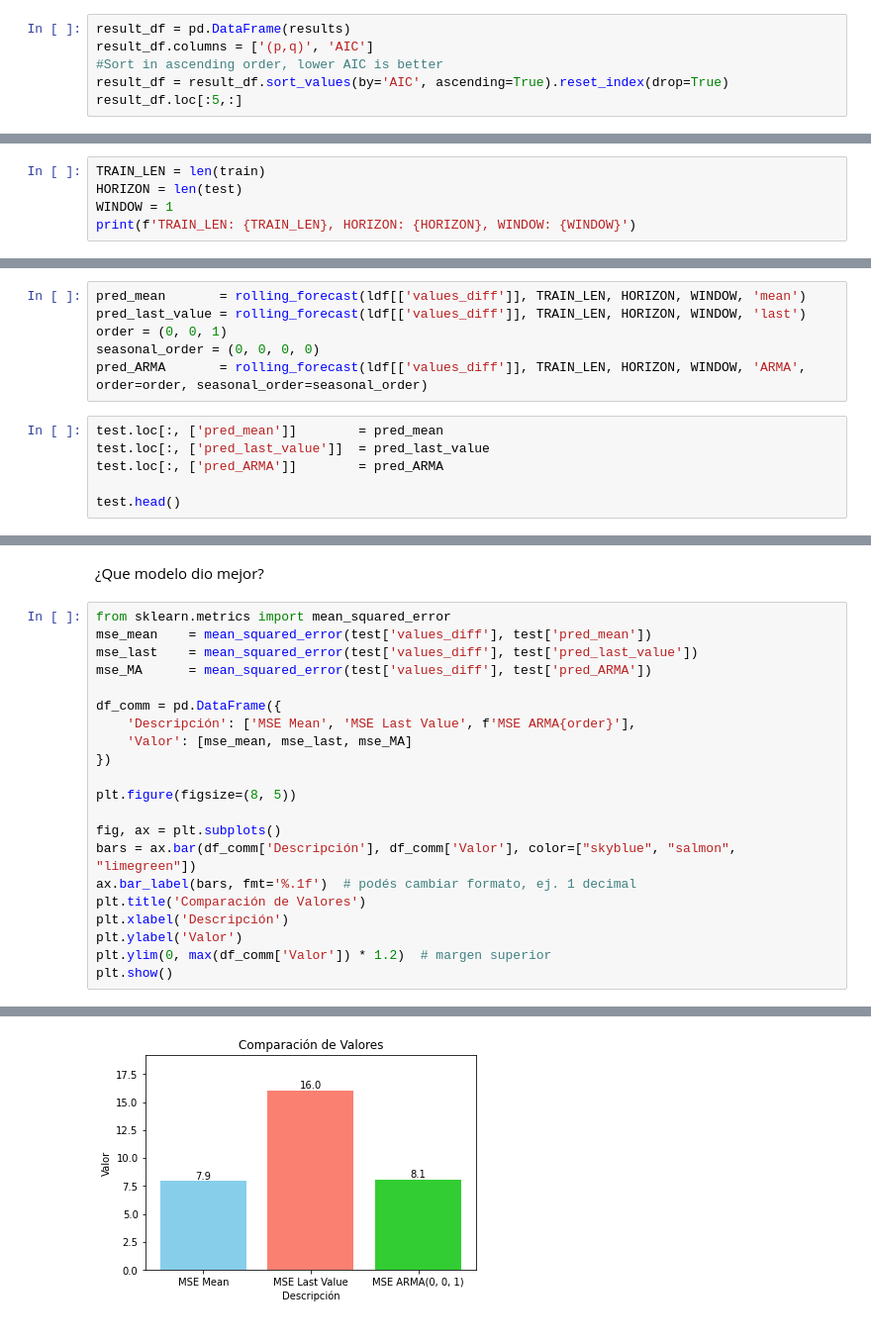
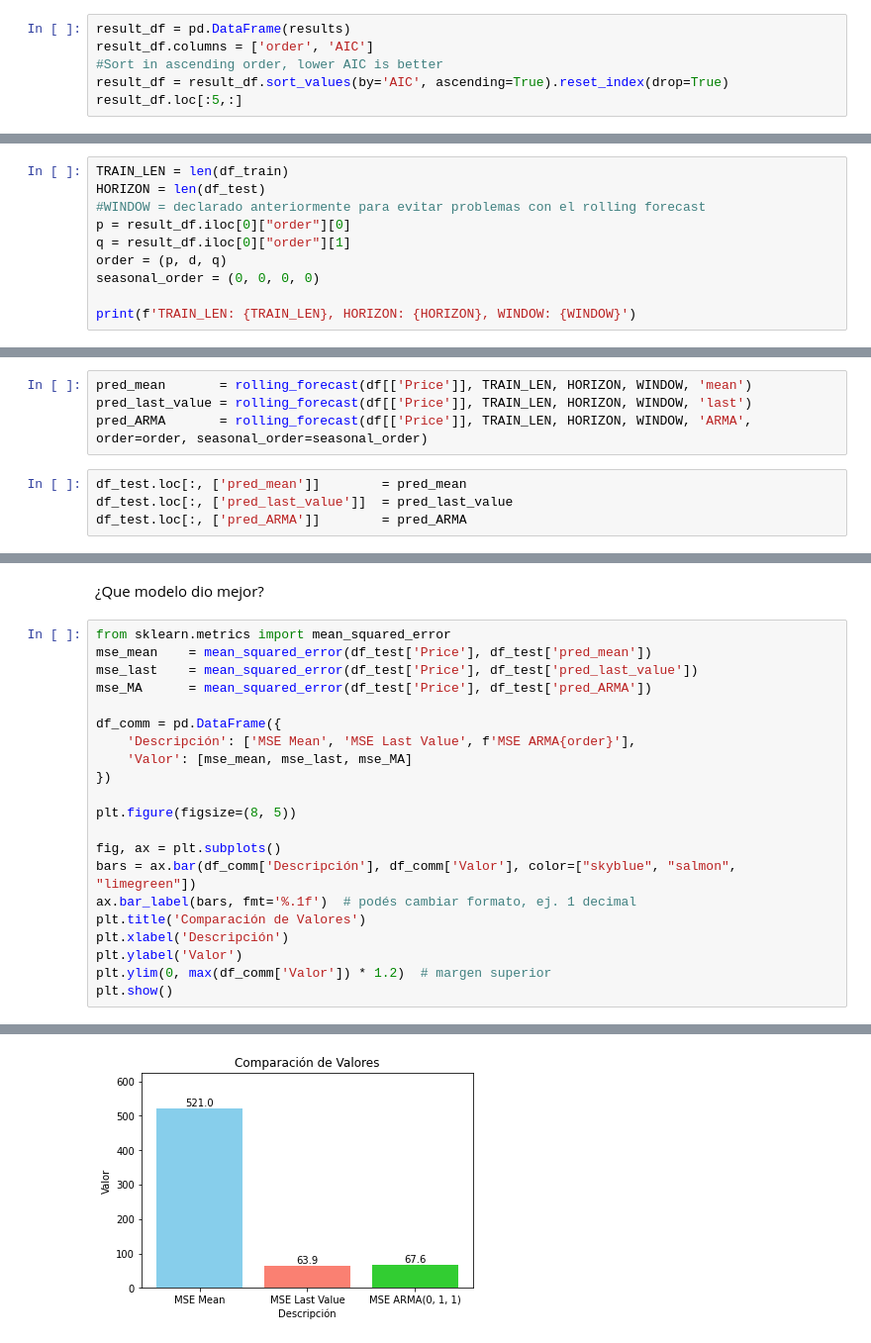
Before and after one commit to PabloSoligo2014/3670-UNLaM-CD, a Jupyter notebook: 09_TimeSeries/02_Ethereum(RW).ipynb, the cells around one changed output, grey strips where cells are left out. Shown at 99% size. Saved outputs shown, nothing was run; the diff lists cells and outputs as text.

Commit message:
Errores en series - revision -

```diff
--- a/09_TimeSeries/02_Ethereum(RW).ipynb
+++ b/09_TimeSeries/02_Ethereum(RW).ipynb
@@ -176,7 +192,7 @@ for p, q in order_list:
 Parece que lo mejor es un q=1, media móvil de 1. Restaría analizar los residuos.
 # %%
 result_df = pd.DataFrame(results)
-result_df.columns = ['(p,q)', 'AIC']
+result_df.columns = ['order', 'AIC']
 #Sort in ascending order, lower AIC is better
 result_df = result_df.sort_values(by='AIC', ascending=True).reset_index(drop=True)
 result_df.loc[:5,:]
@@ -213,8 +239,13 @@ Freq: 60S, dtype: float64
 # %% [markdown]
 ¿Le podemos ganar a alguna estrategia ingenua?
 # %%
-TRAIN_LEN = len(train)
-HORIZON = len(test)
-WINDOW = 1
+TRAIN_LEN = len(df_train)
+HORIZON = len(df_test)
+#WINDOW = declarado anteriormente para evitar problemas con el rolling forecast
+p = result_df.iloc[0]["order"][0]
+q = result_df.iloc[0]["order"][1]
+order = (p, d, q)
+seasonal_order = (0, 0, 0, 0)
+
 print(f'TRAIN_LEN: {TRAIN_LEN}, HORIZON: {HORIZON}, WINDOW: {WINDOW}')
 # %% [output]
@@ -222,12 +253,8 @@ TRAIN_LEN: 1233, HORIZON: 138, WINDOW: 1
 # %%
-pred_mean       = rolling_forecast(ldf[['values_diff']], TRAIN_LEN, HORIZON, WINDOW, 'mean')
-pred_last_value = rolling_forecast(ldf[['values_diff']], TRAIN_LEN, HORIZON, WINDOW, 'last')
-order = (0, 0, 1)
-seasonal_order = (0, 0, 0, 0)
-pred_ARMA       = rolling_forecast(ldf[['values_diff']], TRAIN_LEN, HORIZON, WINDOW, 'ARMA', order=order, seasonal_order=seasonal_order)
+pred_mean       = rolling_forecast(df[['Price']], TRAIN_LEN, HORIZON, WINDOW, 'mean')
+pred_last_value = rolling_forecast(df[['Price']], TRAIN_LEN, HORIZON, WINDOW, 'last')
+pred_ARMA       = rolling_forecast(df[['Price']], TRAIN_LEN, HORIZON, WINDOW, 'ARMA', order=order, seasonal_order=seasonal_order)
 # %%
-test.loc[:, ['pred_mean']]        = pred_mean
-test.loc[:, ['pred_last_value']]  = pred_last_value
-test.loc[:, ['pred_ARMA']]        = pred_ARMA
-
-test.head()
+df_test.loc[:, ['pred_mean']]        = pred_mean
+df_test.loc[:, ['pred_last_value']]  = pred_last_value
+df_test.loc[:, ['pred_ARMA']]        = pred_ARMA
@@ -261,26 +280,26 @@ plt.show()
 ¿Que modelo dio mejor?
 # %%
 from sklearn.metrics import mean_squared_error
-mse_mean    = mean_squared_error(test['values_diff'], test['pred_mean'])
-mse_last    = mean_squared_error(test['values_diff'], test['pred_last_value'])
-mse_MA      = mean_squared_error(test['values_diff'], test['pred_ARMA'])
+mse_mean    = mean_squared_error(df_test['Price'], df_test['pred_mean'])
+mse_last    = mean_squared_error(df_test['Price'], df_test['pred_last_value'])
+mse_MA      = mean_squared_error(df_test['Price'], df_test['pred_ARMA'])
 
 df_comm = pd.DataFrame({
     'Descripción': ['MSE Mean', 'MSE Last Value', f'MSE ARMA{order}'],
     'Valor': [mse_mean, mse_last, mse_MA]
 })
 
 plt.figure(figsize=(8, 5))
 
 fig, ax = plt.subplots()
 bars = ax.bar(df_comm['Descripción'], df_comm['Valor'], color=["skyblue", "salmon", "limegreen"])
 ax.bar_label(bars, fmt='%.1f')  # podés cambiar formato, ej. 1 decimal
 plt.title('Comparación de Valores')
 plt.xlabel('Descripción')
 plt.ylabel('Valor')
 plt.ylim(0, max(df_comm['Valor']) * 1.2)  # margen superior
 plt.show()
 # %% [output]
 <Figure size 576x360 with 0 Axes>
-[figure, old version]
+[figure, new version]
 # %% [markdown]
```
Also changed, not shown: parts of 18 cells of this notebook, 5 other files.
